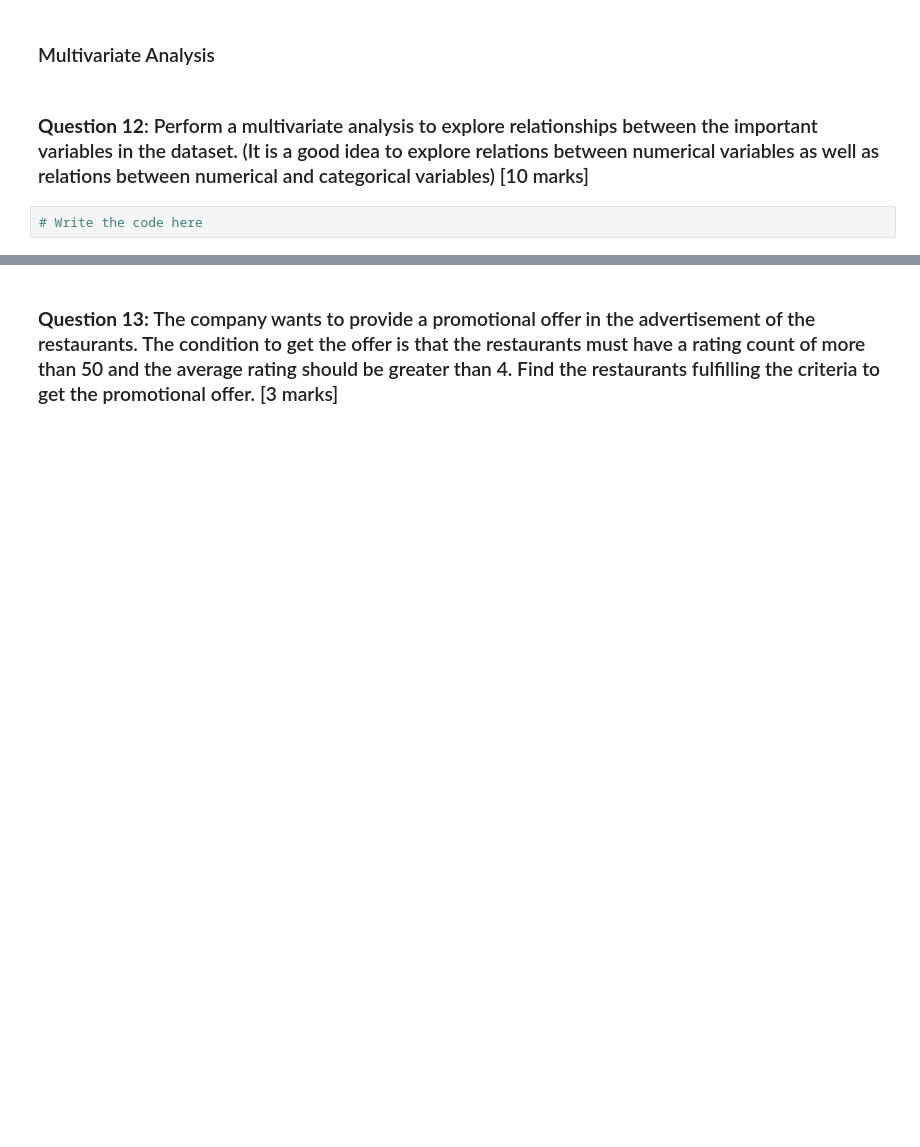
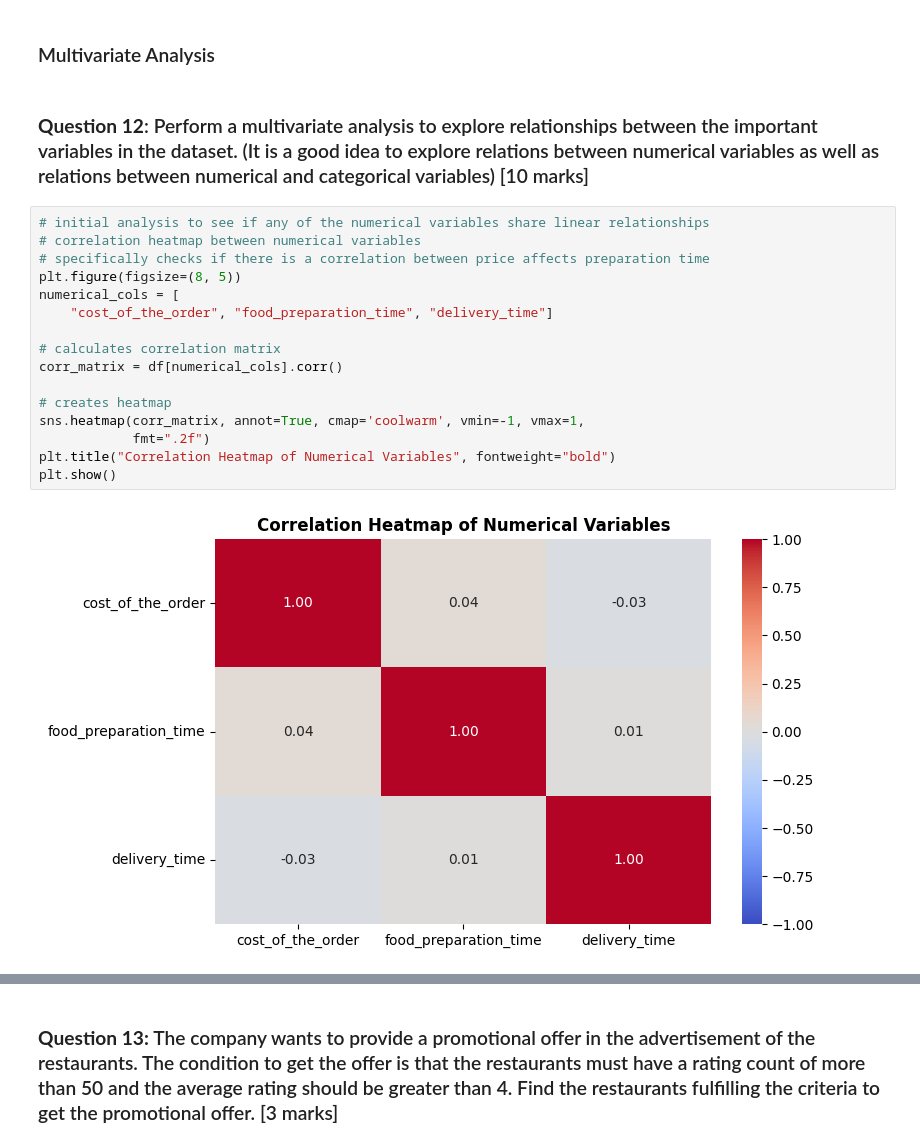
Before and after one commit to Nocte88/FDS-Project-1, a Jupyter notebook: FDS_Project_LearnerNotebook_FullCode_(1).ipynb, the cells around one changed output, grey strips where cells are left out. Cells and saved outputs as stored; diff of their text form; blank space fills up the shorter version.

```diff
--- a/FDS_Project_LearnerNotebook_FullCode_(1).ipynb
+++ b/FDS_Project_LearnerNotebook_FullCode_(1).ipynb
@@ -580,5 +693,21 @@ According to the analysis above, the top 3 customers in the data set in terms of
 ### Multivariate Analysis
 # %% [markdown]
 ### **Question 12**: Perform a multivariate analysis to explore relationships between the important variables in the dataset. (It is a good idea to explore relations between numerical variables as well as relations between numerical and categorical variables) [10 marks]
-# %%
-# Write the code here
+# %%
+# initial analysis to see if any of the numerical variables share linear relationships
+# correlation heatmap between numerical variables
+# specifically checks if there is a correlation between price affects preparation time
+plt.figure(figsize=(8, 5))
+numerical_cols = [
+    "cost_of_the_order", "food_preparation_time", "delivery_time"]
+
+# calculates correlation matrix
+corr_matrix = df[numerical_cols].corr()
+
+# creates heatmap
+sns.heatmap(corr_matrix, annot=True, cmap='coolwarm', vmin=-1, vmax=1,
+            fmt=".2f")
+plt.title("Correlation Heatmap of Numerical Variables", fontweight="bold")
+plt.show()
+# %% [output]
+[figure, added]
```
Also changed, not shown: parts of 53 cells of this notebook.
